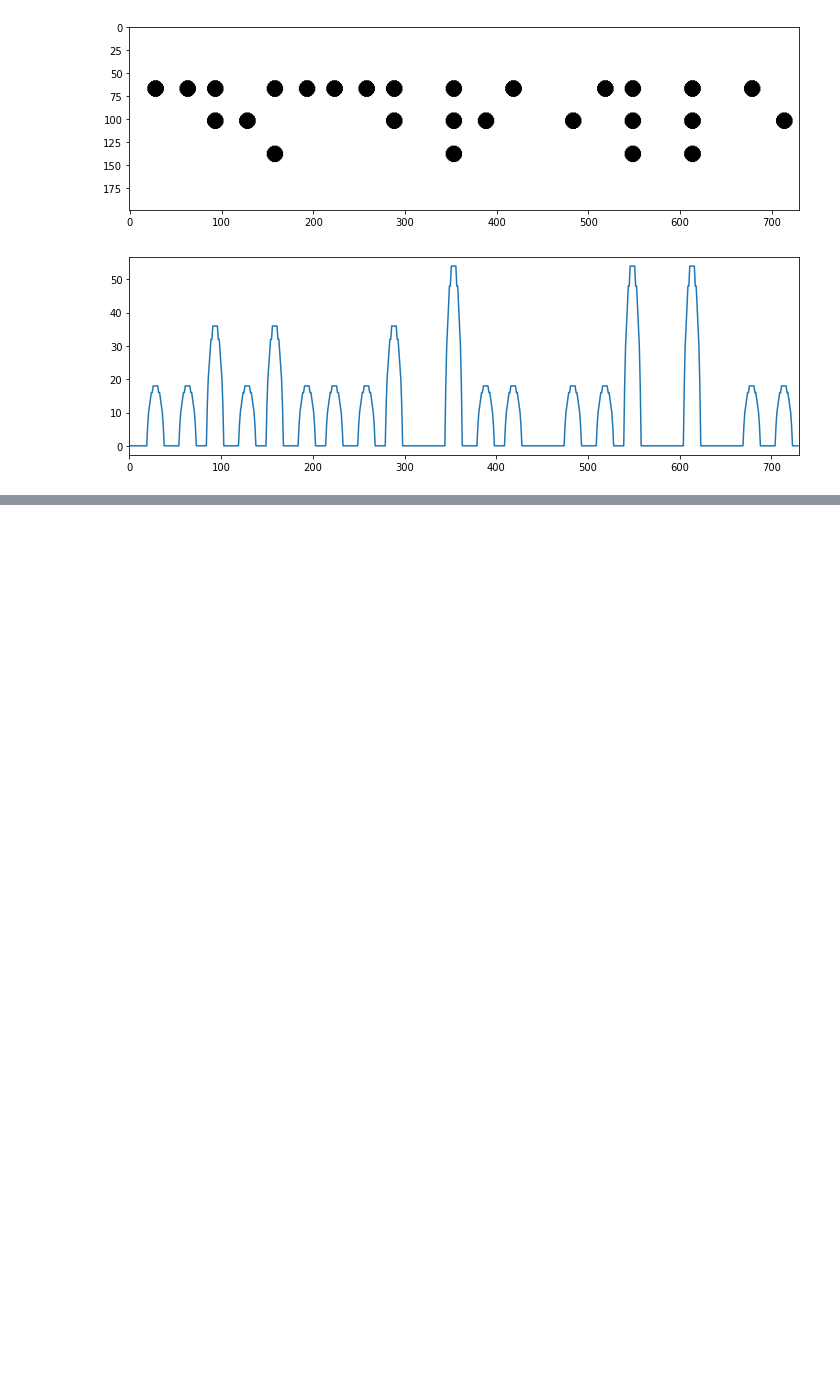
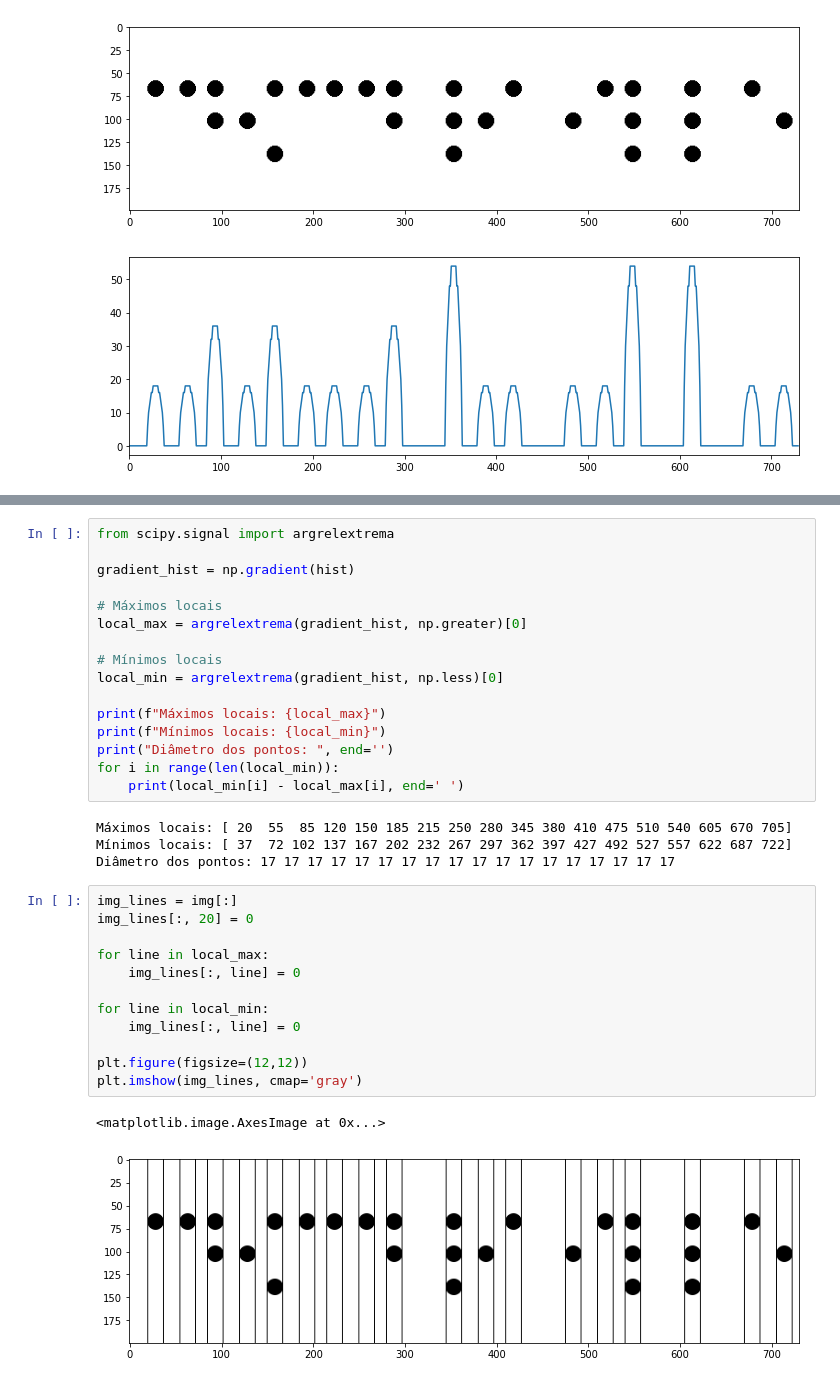
Before and after one commit to code-coffee-ufcg/braillingo-backend, a Jupyter notebook: obr/construindo_a_box.ipynb, the cells around one changed output, grey strips where cells are left out. Cells and saved outputs as stored; diff of their text form; blank space fills up the shorter version.

```diff
--- a/obr/construindo_a_box.ipynb
+++ b/obr/construindo_a_box.ipynb
@@ -179,0 +195,35 @@ axs[1].set_xlim(0,730)
+# %%
+from scipy.signal import argrelextrema
+
+gradient_hist = np.gradient(hist)
+
+# Máximos locais
+local_max = argrelextrema(gradient_hist, np.greater)[0]
+
+# Mínimos locais
+local_min = argrelextrema(gradient_hist, np.less)[0]
+
+print(f"Máximos locais: {local_max}")
+print(f"Mínimos locais: {local_min}")
+print("Diâmetro dos pontos: ", end='')
+for i in range(len(local_min)):
+    print(local_min[i] - local_max[i], end=' ')
+# %% [output]
+Máximos locais: [ 20  55  85 120 150 185 215 250 280 345 380 410 475 510 540 605 670 705]
+Mínimos locais: [ 37  72 102 137 167 202 232 267 297 362 397 427 492 527 557 622 687 722]
+Diâmetro dos pontos: 17 17 17 17 17 17 17 17 17 17 17 17 17 17 17 17 17 17
+# %%
+img_lines = img[:]
+img_lines[:, 20] = 0
+
+for line in local_max:
+    img_lines[:, line] = 0
+
+for line in local_min:
+    img_lines[:, line] = 0
+
+plt.figure(figsize=(12,12))
+plt.imshow(img_lines, cmap='gray')
+# %% [output]
+<matplotlib.image.AxesImage at 0x...>
+[figure, added]
```
Also changed, not shown: parts of 4 cells of this notebook.
